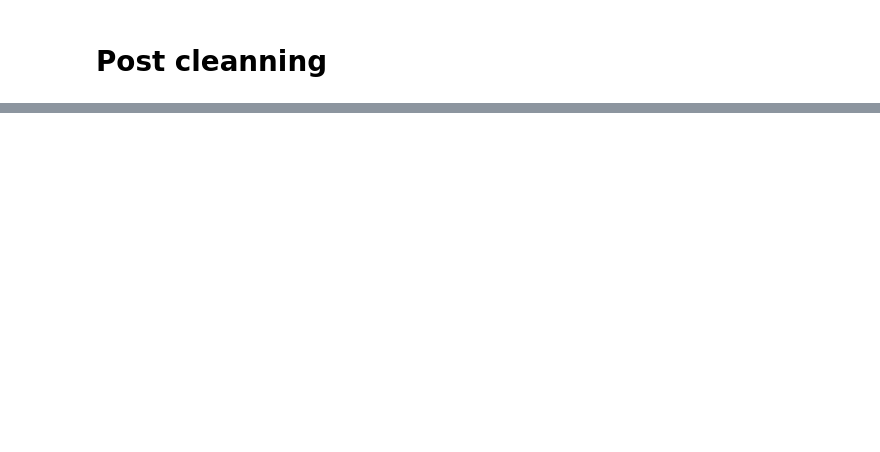
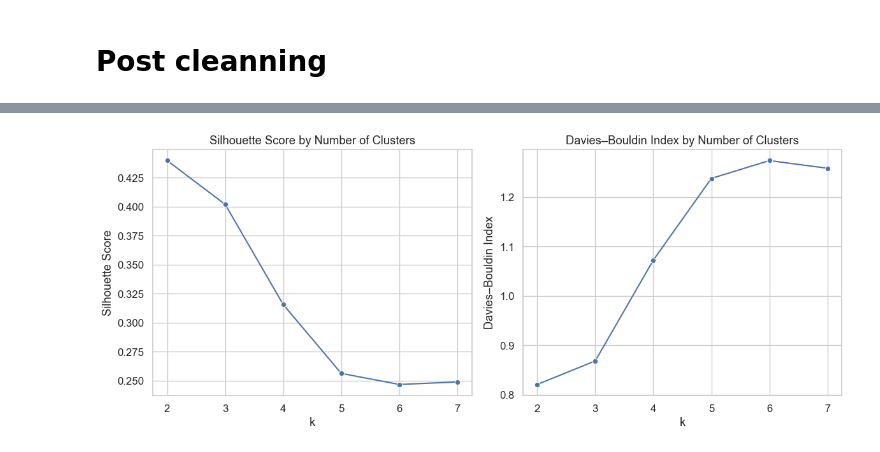
Before and after one commit to moonexca/governance-effectiveness-global-society-ml, a Jupyter notebook: MachineLearning_SoledadYash.ipynb, the cells around one changed output, grey strips where cells are left out. Drawn from its saved outputs; the diff is of its cells as text; code cells hidden in the pictures; blank space fills up the shorter version.

Commit message:
Clustering Analysis

```diff
--- a/MachineLearning_SoledadYash.ipynb
+++ b/MachineLearning_SoledadYash.ipynb
@@ -540,0 +598,12 @@ for col in ['gender_inequality', 'edu_female', 'edu_male', 'labour_female', 'lab
+# %%
+# Feature Selection and Scaling
+from sklearn.preprocessing import StandardScaler
+
+# Selected variables based on institutional and human development dimensions
+features = ['corruption', 'gov_effectiveness', 'regulatory_quality', 'rule_of_law','hdi', 'gender_inequality', 'expected_school', 'mean_school','gni_per_capita', 'life_expectancy']
+
+# Standardize to avoid scale dominance (especially GNI)
+scaler = StandardScaler()
+X_scaled = scaler.fit_transform(X)
+scaled_df = pd.DataFrame(X_scaled, columns=features)
+scaled_df.head()
@@ -540,0 +617,30 @@ for col in ['gender_inequality', 'edu_female', 'edu_male', 'labour_female', 'lab
+# %%
+# K-Means and Agglomerative Clustering
+
+from sklearn.cluster import KMeans, AgglomerativeClustering
+from sklearn.metrics import silhouette_score, davies_bouldin_score
+
+# Determine optimal k using Silhouette and Davies–Bouldin
+silhouette_scores, davies_scores = [], []
+K_range = range(2, 8)
+
+for k in K_range:
+    kmeans = KMeans(n_clusters=k, random_state=42)
+    labels = kmeans.fit_predict(X_scaled)
+    silhouette_scores.append(silhouette_score(X_scaled, labels))
+    davies_scores.append(davies_bouldin_score(X_scaled, labels))
+
+fig, axes = plt.subplots(1, 2, figsize=(12, 5))
+sns.lineplot(x=list(K_range), y=silhouette_scores, marker='o', ax=axes[0])
+axes[0].set_title("Silhouette Score by Number of Clusters")
+axes[0].set_xlabel("k")
+axes[0].set_ylabel("Silhouette Score")
+
+sns.lineplot(x=list(K_range), y=davies_scores, marker='o', ax=axes[1])
+axes[1].set_title("Davies–Bouldin Index by Number of Clusters")
+axes[1].set_xlabel("k")
+axes[1].set_ylabel("Davies–Bouldin Index")
+plt.tight_layout()
+plt.show()
+# %% [output]
+[figure, added]
```
Also changed, not shown: parts of 23 cells of this notebook.
